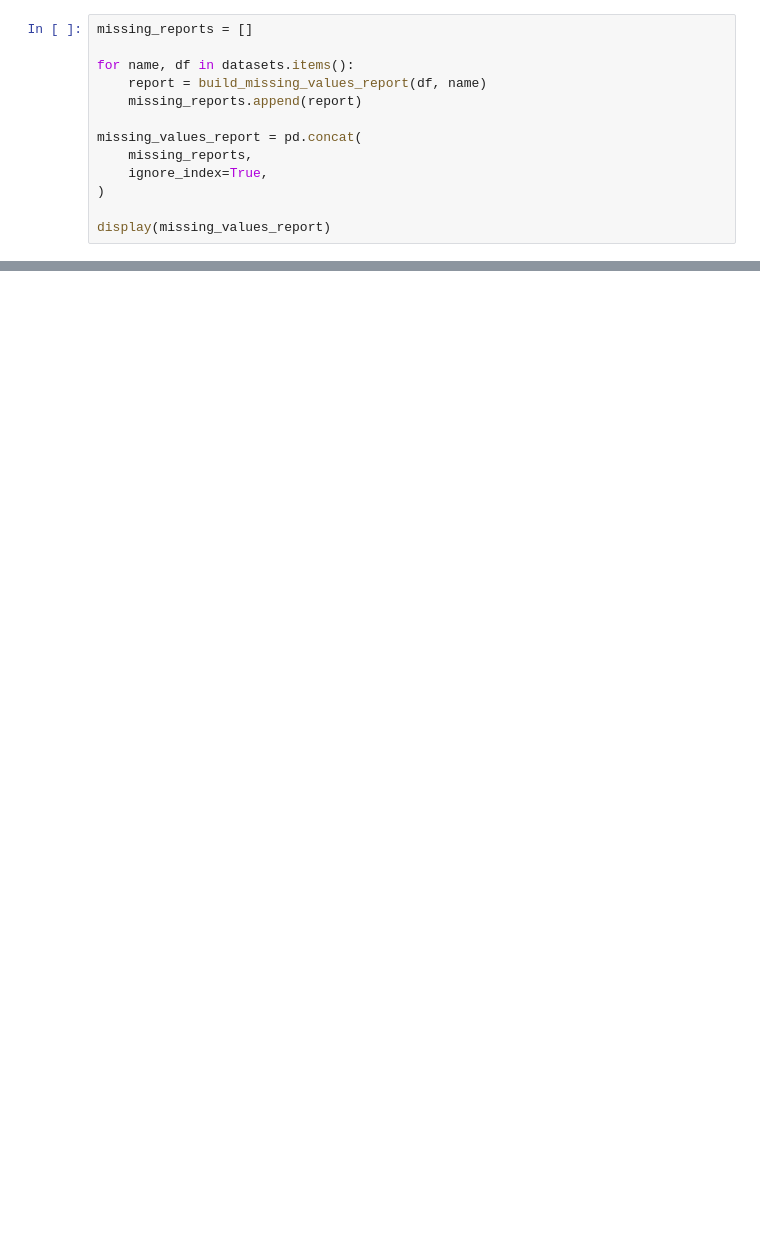
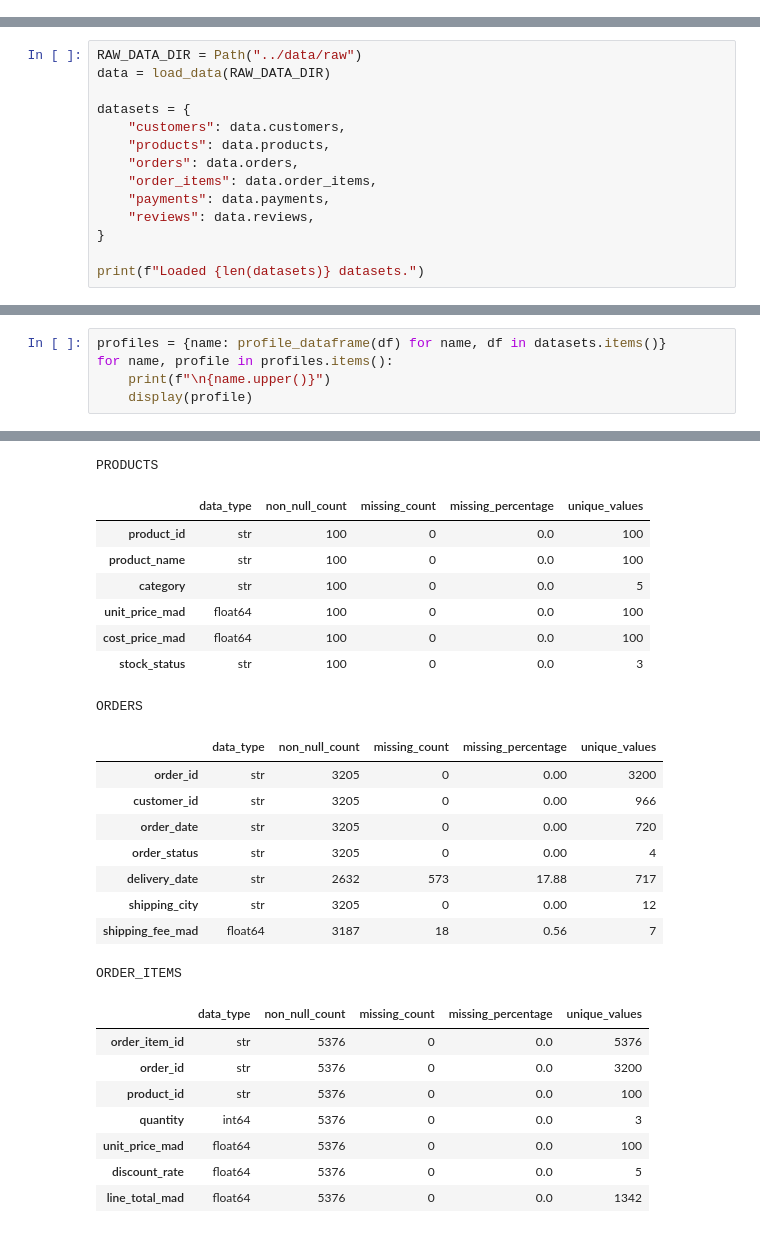
Before and after one commit to aminekabli55/morocco-retail-intelligence, a Jupyter notebook: notebooks/01_data_understanding.ipynb, the cells around one changed output, grey strips where cells are left out. Cells and saved outputs as stored; diff of their text form; blank space fills up the shorter version.

Commit message:
validate processed datasets and data integrity

```diff
--- a/notebooks/01_data_understanding.ipynb
+++ b/notebooks/01_data_understanding.ipynb
@@ -261,13 +0,0 @@ np.int64(0)
-# %%
-missing_reports = []
-
-for name, df in datasets.items():
-    report = build_missing_values_report(df, name)
-    missing_reports.append(report)
-
-missing_values_report = pd.concat(
-    missing_reports,
-    ignore_index=True,
-)
-
-display(missing_values_report)
@@ -307,0 +47,14 @@ customers
+# %%
+RAW_DATA_DIR = Path("../data/raw")
+data = load_data(RAW_DATA_DIR)
+
+datasets = {
+    "customers": data.customers,
+    "products": data.products,
+    "orders": data.orders,
+    "order_items": data.order_items,
+    "payments": data.payments,
+    "reviews": data.reviews,
+}
+
+print(f"Loaded {len(datasets)} datasets.")
@@ -307,0 +140,6 @@ customers
+# %%
+profiles = {name: profile_dataframe(df) for name, df in datasets.items()}
+for name, profile in profiles.items():
+    print(f"\n{name.upper()}")
+    display(profile)
+# %% [output]
@@ -307,0 +153,26 @@ customers
+PRODUCTS
+|  | data_type | non_null_count | missing_count | missing_percentage | unique_values |
+| product_id | str | 100 | 0 | 0.0 | 100 |
+| product_name | str | 100 | 0 | 0.0 | 100 |
+| category | str | 100 | 0 | 0.0 | 5 |
+| unit_price_mad | float64 | 100 | 0 | 0.0 | 100 |
+| cost_price_mad | float64 | 100 | 0 | 0.0 | 100 |
+| stock_status | str | 100 | 0 | 0.0 | 3 |
+ORDERS
+|  | data_type | non_null_count | missing_count | missing_percentage | unique_values |
+| order_id | str | 3205 | 0 | 0.00 | 3200 |
+| customer_id | str | 3205 | 0 | 0.00 | 966 |
+| order_date | str | 3205 | 0 | 0.00 | 720 |
+| order_status | str | 3205 | 0 | 0.00 | 4 |
+| delivery_date | str | 2632 | 573 | 17.88 | 717 |
+| shipping_city | str | 3205 | 0 | 0.00 | 12 |
+| shipping_fee_mad | float64 | 3187 | 18 | 0.56 | 7 |
+ORDER_ITEMS
+|  | data_type | non_null_count | missing_count | missing_percentage | unique_values |
+| order_item_id | str | 5376 | 0 | 0.0 | 5376 |
+| order_id | str | 5376 | 0 | 0.0 | 3200 |
+| product_id | str | 5376 | 0 | 0.0 | 100 |
+| quantity | int64 | 5376 | 0 | 0.0 | 3 |
+| unit_price_mad | float64 | 5376 | 0 | 0.0 | 100 |
+| discount_rate | float64 | 5376 | 0 | 0.0 | 5 |
+| line_total_mad | float64 | 5376 | 0 | 0.0 | 1342 |
```
Also changed, not shown: parts of 78 cells of this notebook, 10 other files.
